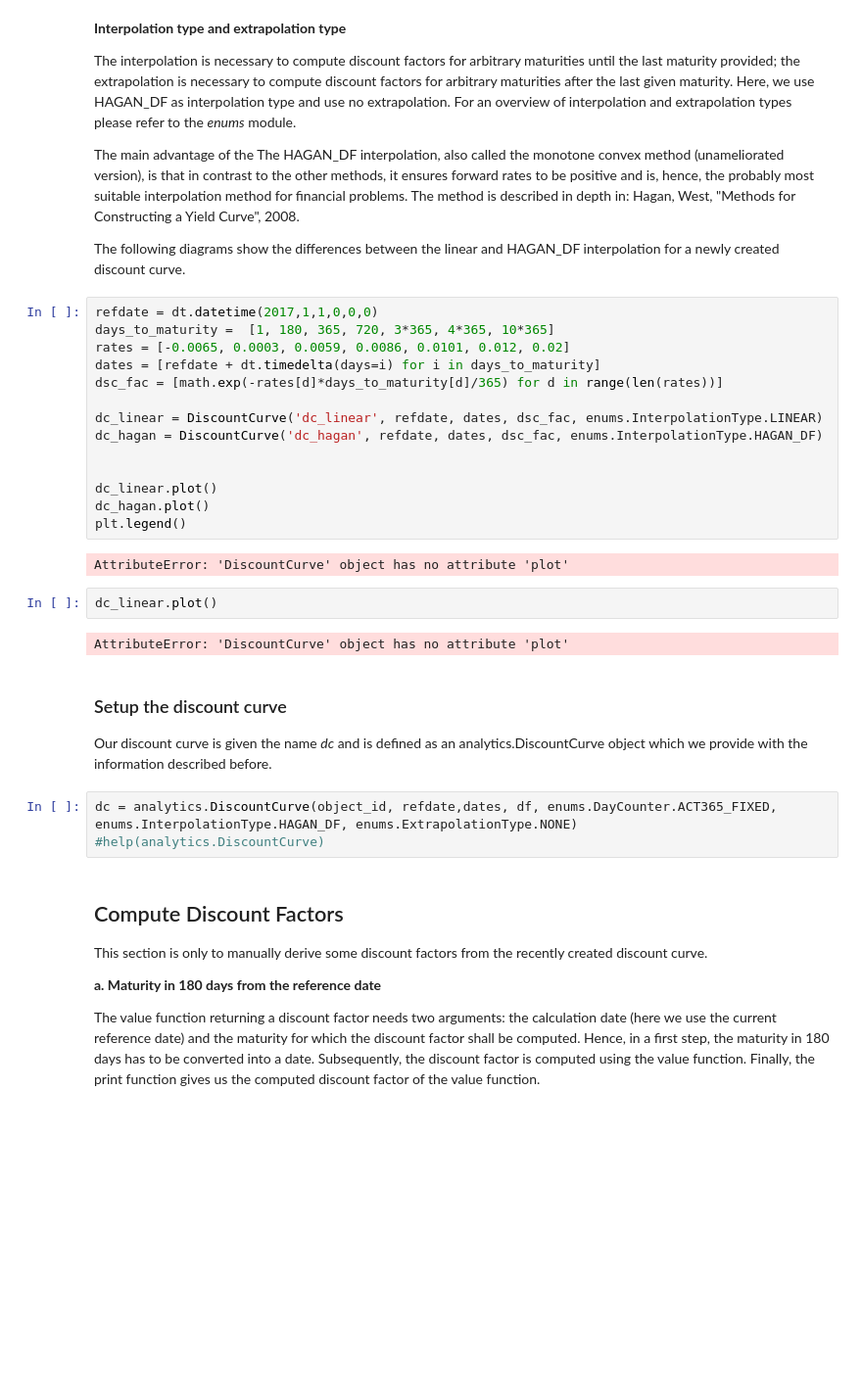
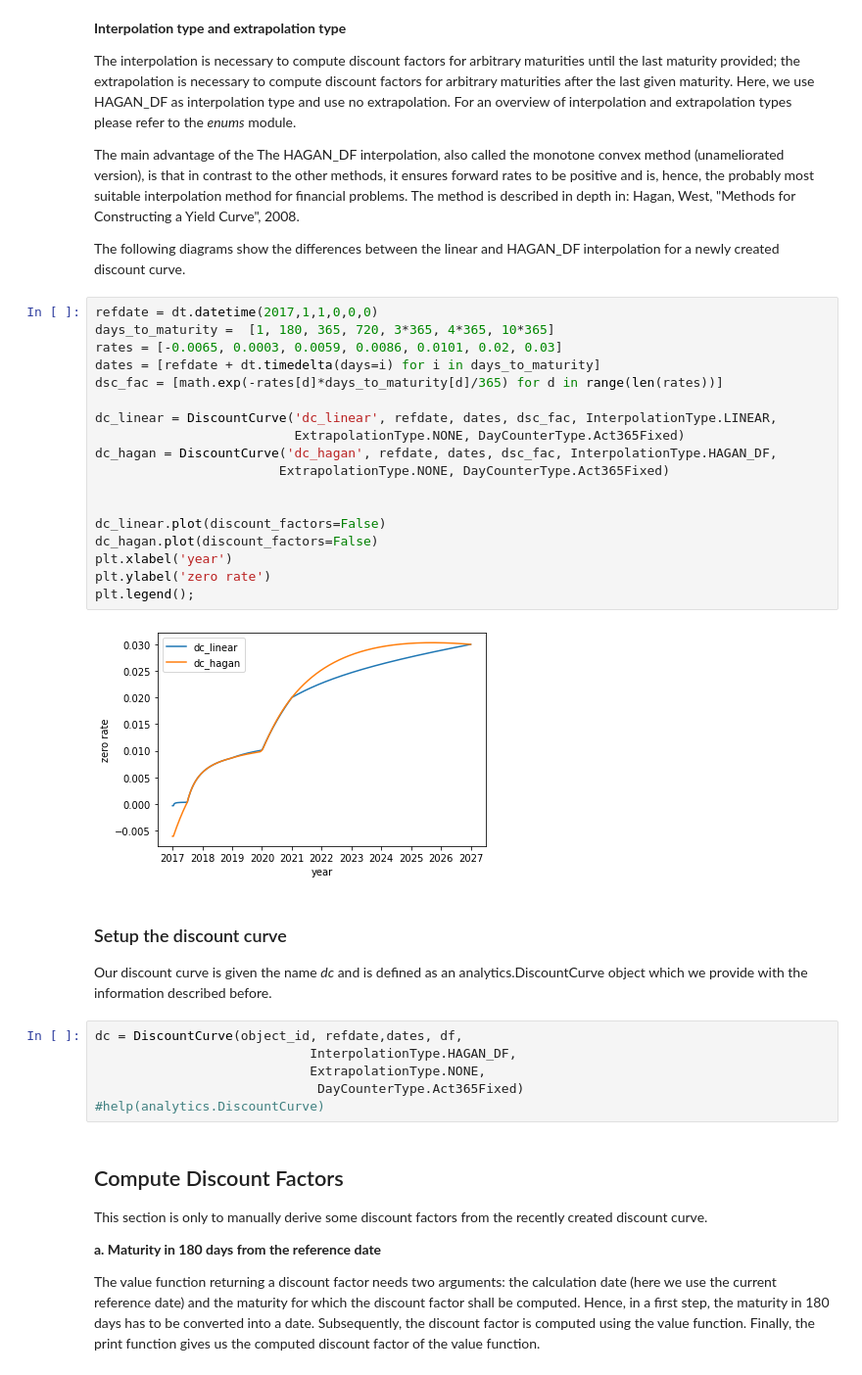
Before and after one commit to pikki622/RiVaPy, a Jupyter notebook: notebooks/marketdata/discount_curves.ipynb, the cells around one changed output. Shown at 98% size. Drawn from its saved outputs; the diff is of its cells as text; blank space fills up the shorter version.

Commit message:
improve discount curve plotting feature and modify the notebook respectively

```diff
--- a/notebooks/marketdata/discount_curves.ipynb
+++ b/notebooks/marketdata/discount_curves.ipynb
@@ -79,29 +81,32 @@ The following diagrams show the differences between the linear and HAGAN_DF inte
 # %%
 refdate = dt.datetime(2017,1,1,0,0,0)
 days_to_maturity =  [1, 180, 365, 720, 3*365, 4*365, 10*365]
-rates = [-0.0065, 0.0003, 0.0059, 0.0086, 0.0101, 0.012, 0.02]
+rates = [-0.0065, 0.0003, 0.0059, 0.0086, 0.0101, 0.02, 0.03]
 dates = [refdate + dt.timedelta(days=i) for i in days_to_maturity]
 dsc_fac = [math.exp(-rates[d]*days_to_maturity[d]/365) for d in range(len(rates))]
 
-dc_linear = DiscountCurve('dc_linear', refdate, dates, dsc_fac, enums.InterpolationType.LINEAR)
-dc_hagan = DiscountCurve('dc_hagan', refdate, dates, dsc_fac, enums.InterpolationType.HAGAN_DF)
+dc_linear = DiscountCurve('dc_linear', refdate, dates, dsc_fac, InterpolationType.LINEAR,
+                          ExtrapolationType.NONE, DayCounterType.Act365Fixed)
+dc_hagan = DiscountCurve('dc_hagan', refdate, dates, dsc_fac, InterpolationType.HAGAN_DF,
+                        ExtrapolationType.NONE, DayCounterType.Act365Fixed)
 
 
-dc_linear.plot()
-dc_hagan.plot()
-plt.legend()
+dc_linear.plot(discount_factors=False)
+dc_hagan.plot(discount_factors=False)
+plt.xlabel('year')
+plt.ylabel('zero rate')
+plt.legend();
 # %% [output]
-AttributeError: 'DiscountCurve' object has no attribute 'plot'
+[figure, added]
-# %%
-dc_linear.plot()
-# %% [output]
-AttributeError: 'DiscountCurve' object has no attribute 'plot'
 # %% [markdown]
 ### Setup the discount curve
 
 Our discount curve is given the name *dc* and is defined as an analytics.DiscountCurve object which we provide with the information described before.
 # %%
-dc = analytics.DiscountCurve(object_id, refdate,dates, df, enums.DayCounter.ACT365_FIXED, enums.InterpolationType.HAGAN_DF, enums.ExtrapolationType.NONE)
+dc = DiscountCurve(object_id, refdate,dates, df,
+                            InterpolationType.HAGAN_DF,
+                            ExtrapolationType.NONE,
+                             DayCounterType.Act365Fixed)
 #help(analytics.DiscountCurve)
 # %% [markdown]
 ## Compute Discount Factors
```
Also changed, not shown: parts of 15 cells of this notebook, 2 other files.
